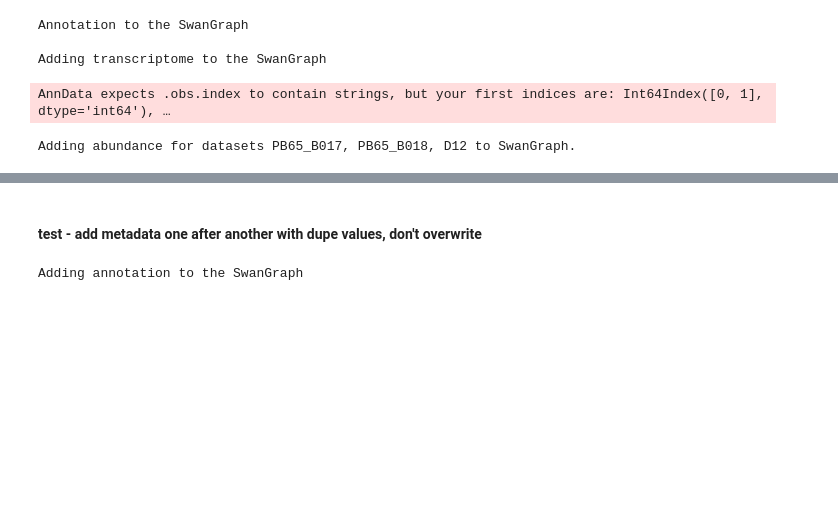
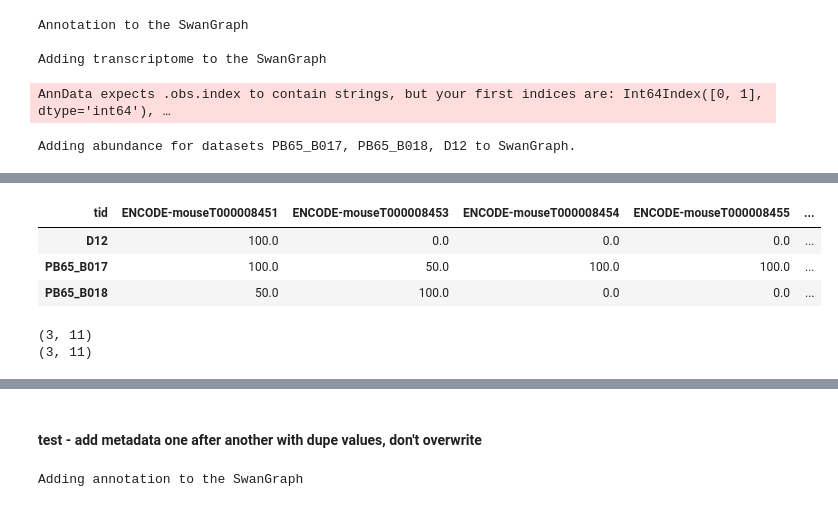
Before and after one commit to mortazavilab/swan_vis, a Jupyter notebook: tutorials/test_dev.ipynb, the cells around one changed output, grey strips where cells are left out. Cells and saved outputs as stored; diff of their text form; code cells hidden in the pictures; blank space fills up the shorter version.

```diff
--- a/tutorials/test_dev.ipynb
+++ b/tutorials/test_dev.ipynb
@@ -37,17 +48,18 @@ for g in sg.t_df.gid.unique():
     temp = sg.adata[:, tids]
     temp = pd.DataFrame(data=temp.X, index=temp.obs[cond].tolist(), columns=temp.var.index.tolist())
 
-
+    temp = temp.groupby(level=0).sum()
+    conditions = temp.index.tolist()
+    print(temp)
     temp = temp.transpose()
-    print(temp)
-    break
 
     # aggregate on conditions
     pi_cols = []
     for c in conditions:
         total_col = '{}_total'.format(c)
         pi_col = '{}_pi'.format(c)
-        temp[total_col] = temp[c].sum()
+        total_count = temp[c].sum()
+        temp[total_col] = total_count
         temp[pi_col] = (temp[c]/temp[total_col])*100
         pi_cols.append(pi_col)
 
@@ -56,6 +68,4 @@ for g in sg.t_df.gid.unique():
 
     # only pi columns
     temp = temp[pi_cols]
-
-    print(temp)
 # %% [output]
@@ -70,0 +151,7 @@ ArrayView([[1., 0.],
+# %%
+df.head()
+# %% [output]
+| tid | ENCODE-mouseT000008451 | ENCODE-mouseT000008453 | ENCODE-mouseT000008454 | ENCODE-mouseT000008455 | ... |
+| D12 | 100.0 | 0.0 | 0.0 | 0.0 | ... |
+| PB65_B017 | 100.0 | 50.0 | 100.0 | 100.0 | ... |
+| PB65_B018 | 50.0 | 100.0 | 0.0 | 0.0 | ... |
@@ -70,0 +161,6 @@ ArrayView([[1., 0.],
+# %%
+print(np.shape(df.to_numpy()))
+print(np.shape(sg.adata.X))
+# %% [output]
+(3, 11)
+(3, 11)
```
Also changed, not shown: parts of 10 cells of this notebook, 3 other files.
